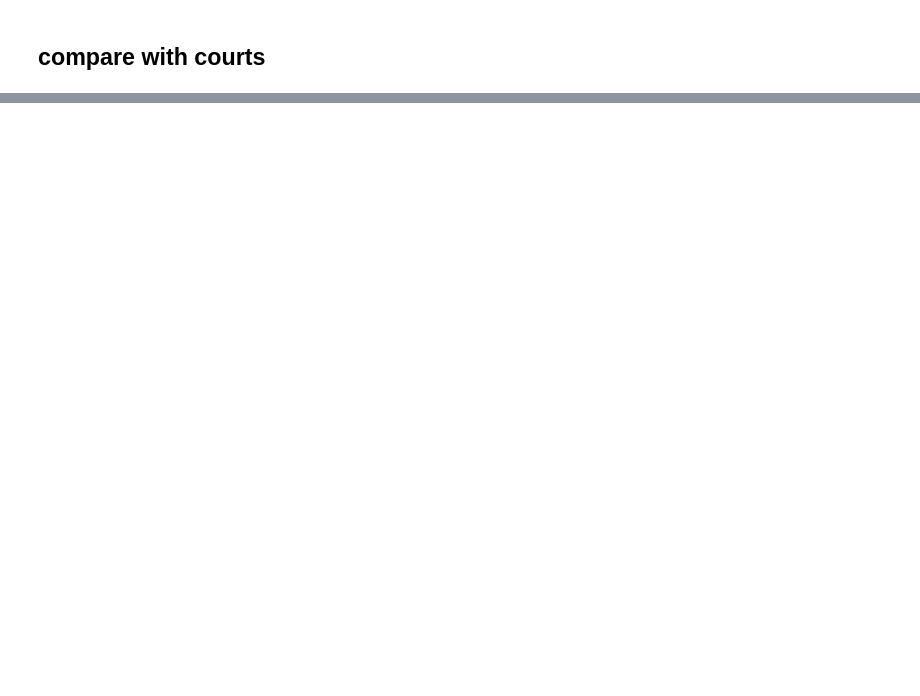
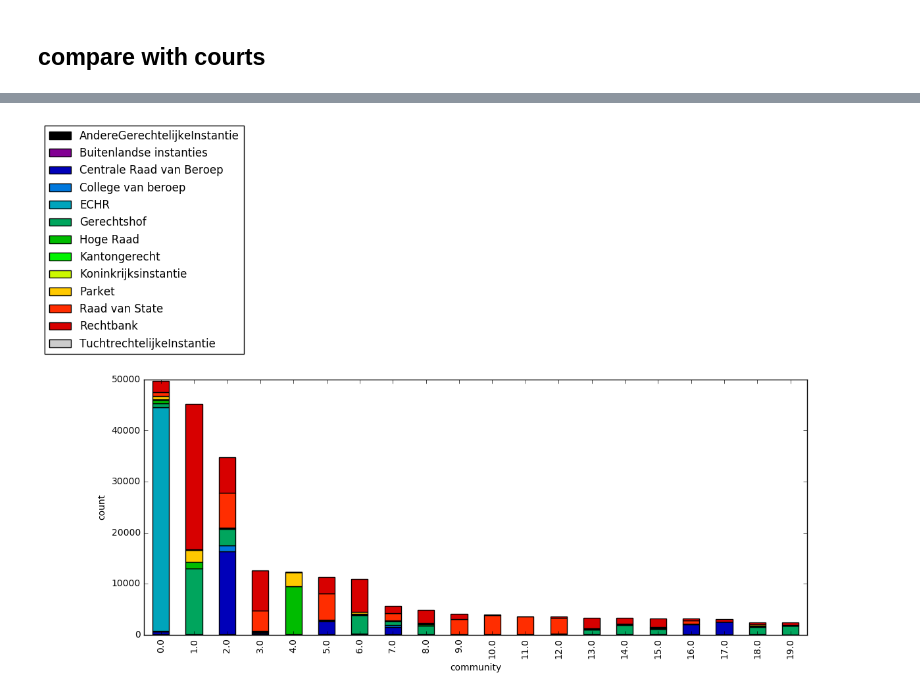
Before and after one commit to research-Dafne/case-law-research, a Jupyter notebook: notebooks/Community_report_bimodal.ipynb, the cells around one changed output, grey strips where cells are left out. Saved outputs shown, nothing was run; the diff lists cells and outputs as text; code cells hidden in the pictures; blank space fills up the shorter version.

```diff
--- a/notebooks/Community_report_bimodal.ipynb
+++ b/notebooks/Community_report_bimodal.ipynb
@@ -45,5 +103,9 @@ case_nodes_courts = pd.merge(case_nodes, courts, how='left', left_on='court', ri
 # %%
 df_plot = case_nodes_courts[case_nodes_courts.community_bimodal.isin(largest_coms[:20])]
-df_plot.groupby(['community_bimodal', 'Type']).count()['ecli'].unstack().plot.bar(stacked=True, colormap='nipy_spectral', figsize=(13,5))
+ax = df_plot.groupby(['community_bimodal', 'Type']).count()['ecli'].unstack().plot.bar(stacked=True, colormap='nipy_spectral', figsize=(13,5))
+ax.set_ylabel('count')
+ax.set_xlabel('community')
 plt.legend(bbox_to_anchor=(0, 1.1),loc=8, borderaxespad=0.)
 plt.show()
+# %% [output]
+[figure, added]
```
Also changed, not shown: parts of 18 cells of this notebook, 7 other files.
